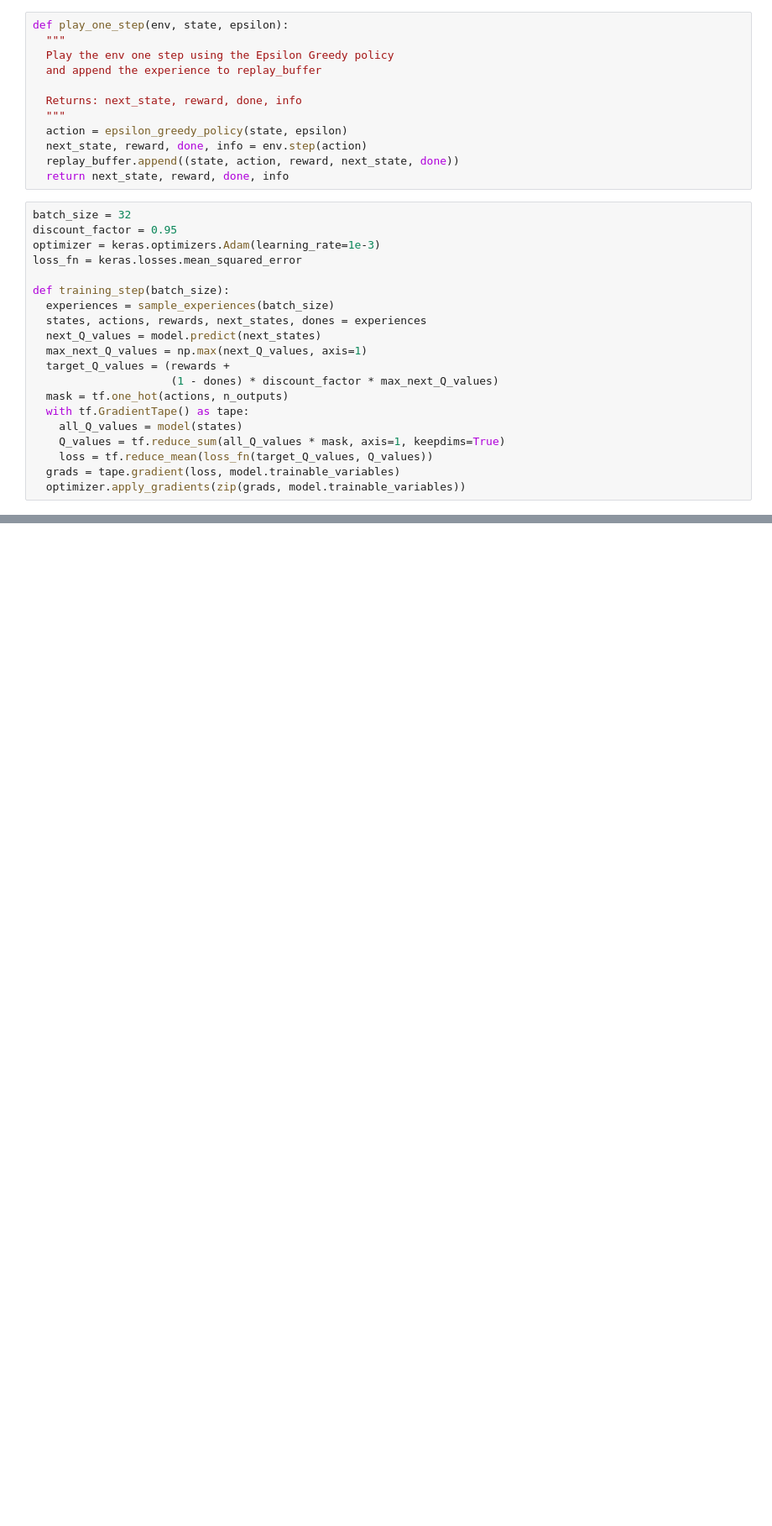
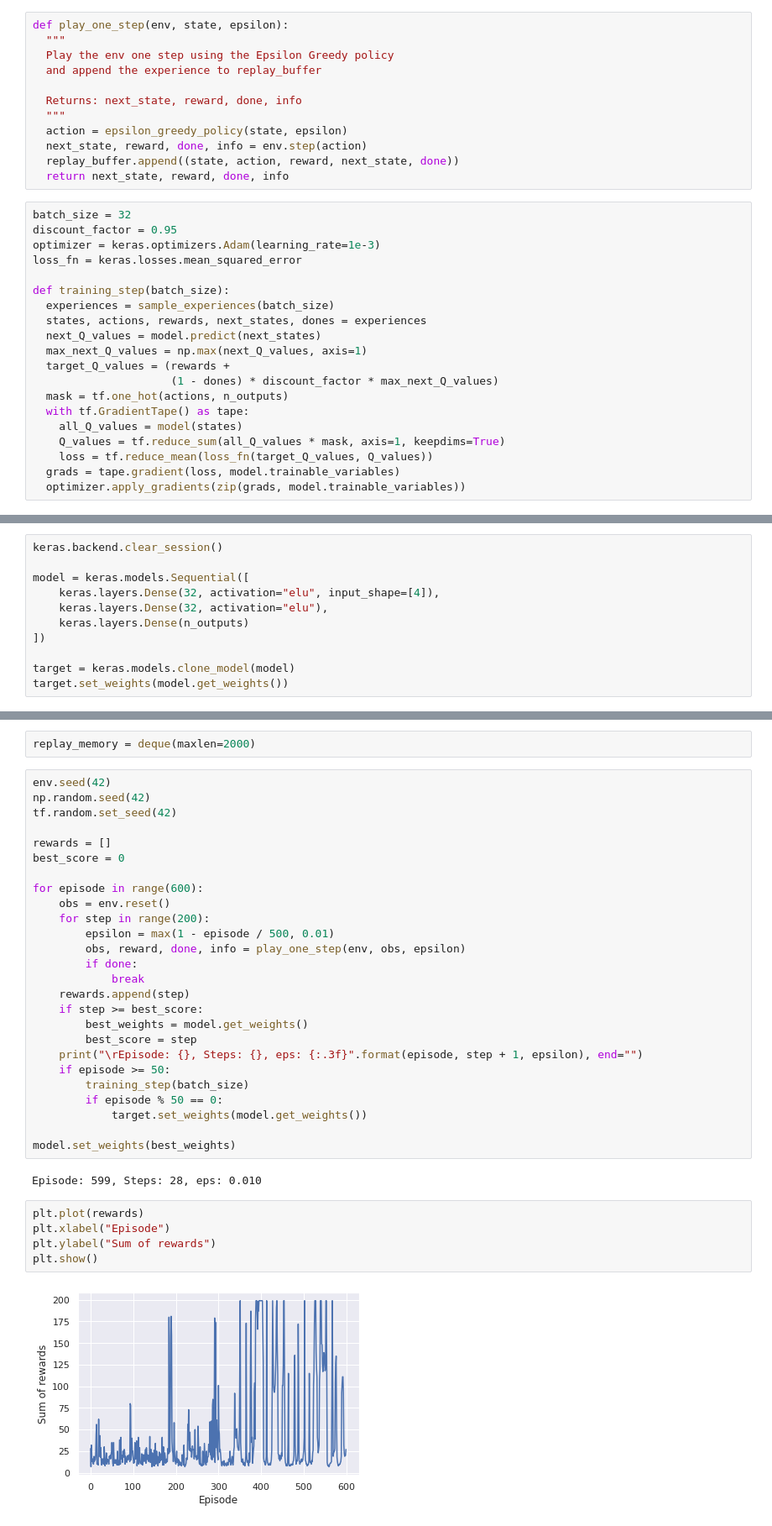
Before and after one commit to adhadse/ColabRepo, a Jupyter notebook: homl/Ch 18 Reinforcement Learning.ipynb, the cells around one changed output, grey strips where cells are left out. Shown at 84% size. Drawn from its saved outputs; the diff is of its cells as text; blank space fills up the shorter version.

```diff
--- a/homl/Ch 18 Reinforcement Learning.ipynb
+++ b/homl/Ch 18 Reinforcement Learning.ipynb
@@ -849,0 +884,11 @@ for episode in range(600):
+# %%
+keras.backend.clear_session()
+
+model = keras.models.Sequential([
+    keras.layers.Dense(32, activation="elu", input_shape=[4]),
+    keras.layers.Dense(32, activation="elu"),
+    keras.layers.Dense(n_outputs)
+])
+
+target = keras.models.clone_model(model)
+target.set_weights(model.get_weights())
@@ -849,0 +1006,37 @@ for episode in range(600):
+# %%
+replay_memory = deque(maxlen=2000)
+# %%
+env.seed(42)
+np.random.seed(42)
+tf.random.set_seed(42)
+
+rewards = []
+best_score = 0
+
+for episode in range(600):
+    obs = env.reset()
+    for step in range(200):
+        epsilon = max(1 - episode / 500, 0.01)
+        obs, reward, done, info = play_one_step(env, obs, epsilon)
+        if done:
+            break
+    rewards.append(step)
+    if step >= best_score:
+        best_weights = model.get_weights()
+        best_score = step
+    print("\rEpisode: {}, Steps: {}, eps: {:.3f}".format(episode, step + 1, epsilon), end="")
+    if episode >= 50:
+        training_step(batch_size)
+        if episode % 50 == 0:
+            target.set_weights(model.get_weights())
+
+model.set_weights(best_weights)
+# %% [output]
+Episode: 599, Steps: 28, eps: 0.010
+# %%
+plt.plot(rewards)
+plt.xlabel("Episode")
+plt.ylabel("Sum of rewards")
+plt.show()
+# %% [output]
+[figure, added]
```
Also changed, not shown: parts of 14 cells of this notebook.
